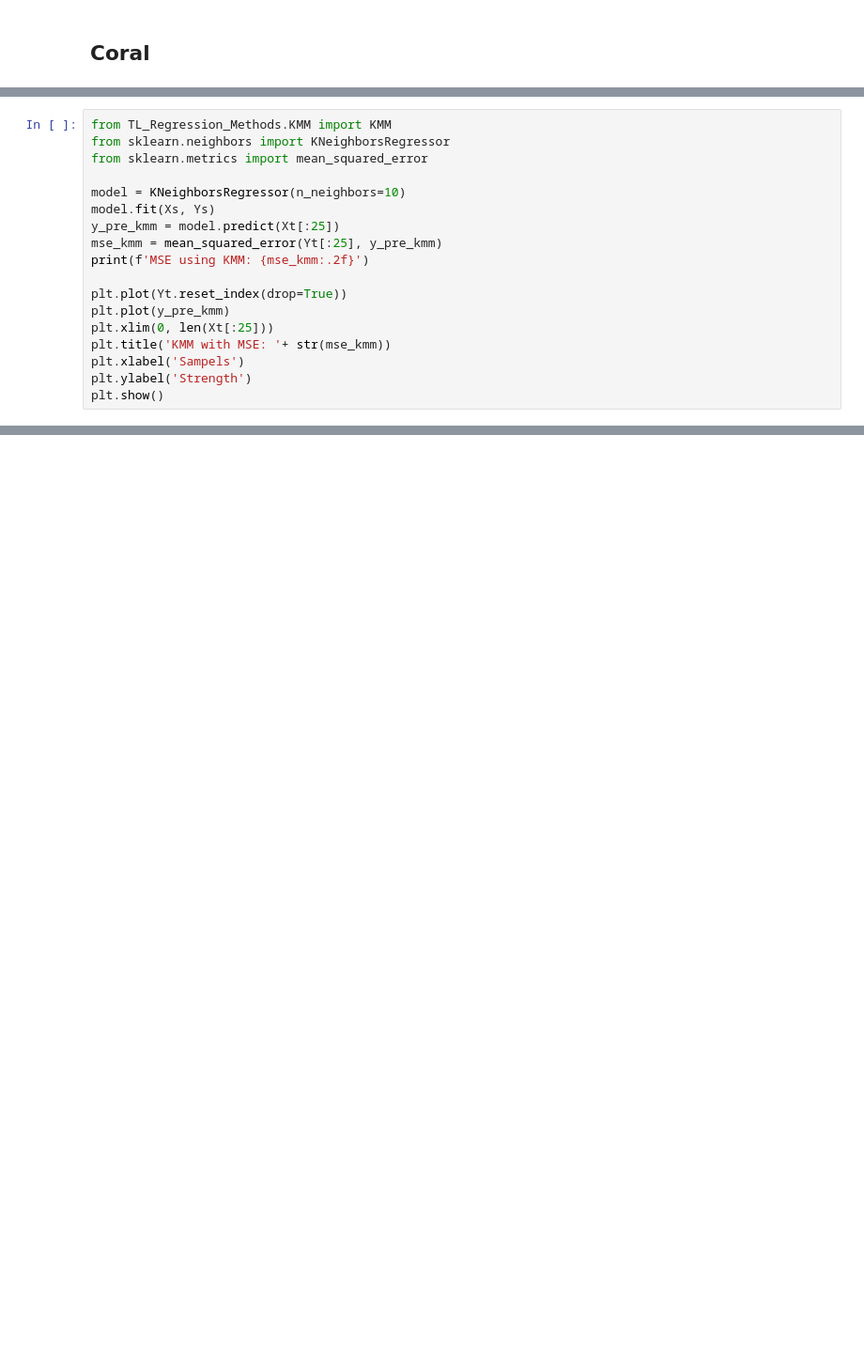
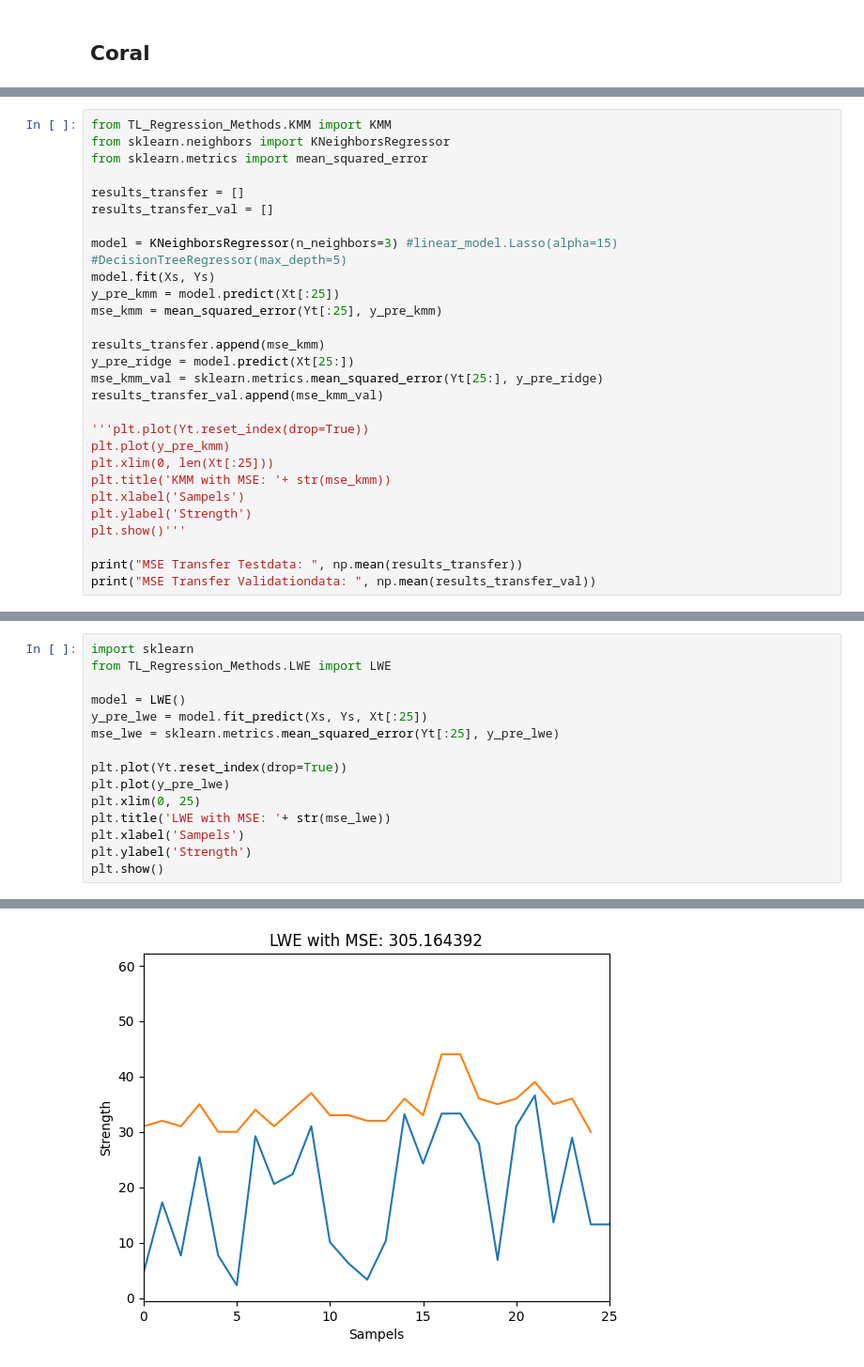
Before and after one commit to Malea-create/BA_transfer_learning, a Jupyter notebook: modell_application_toy.ipynb, the cells around one changed output, grey strips where cells are left out. Shown at 94% size. Drawn from its saved outputs; the diff is of its cells as text; blank space fills up the shorter version.

```diff
--- a/modell_application_toy.ipynb
+++ b/modell_application_toy.ipynb
@@ -227,17 +412,27 @@ from TL_Regression_Methods.KMM import KMM
 from sklearn.neighbors import KNeighborsRegressor
 from sklearn.metrics import mean_squared_error
 
-model = KNeighborsRegressor(n_neighbors=10)
+results_transfer = []
+results_transfer_val = []
+
+model = KNeighborsRegressor(n_neighbors=3) #linear_model.Lasso(alpha=15) #DecisionTreeRegressor(max_depth=5)
 model.fit(Xs, Ys)
 y_pre_kmm = model.predict(Xt[:25])
 mse_kmm = mean_squared_error(Yt[:25], y_pre_kmm)
-print(f'MSE using KMM: {mse_kmm:.2f}')
 
-plt.plot(Yt.reset_index(drop=True))
+results_transfer.append(mse_kmm)
+y_pre_ridge = model.predict(Xt[25:])
+mse_kmm_val = sklearn.metrics.mean_squared_error(Yt[25:], y_pre_ridge)
+results_transfer_val.append(mse_kmm_val)
+
+'''plt.plot(Yt.reset_index(drop=True))
 plt.plot(y_pre_kmm)
 plt.xlim(0, len(Xt[:25]))
 plt.title('KMM with MSE: '+ str(mse_kmm))
 plt.xlabel('Sampels')
 plt.ylabel('Strength')
-plt.show()
+plt.show()'''
+
+print("MSE Transfer Testdata: ", np.mean(results_transfer))
+print("MSE Transfer Validationdata: ", np.mean(results_transfer_val))
 # %% [output]
@@ -252,0 +443,16 @@ results_transfer_val = []
+# %%
+import sklearn
+from TL_Regression_Methods.LWE import LWE
+
+model = LWE()
+y_pre_lwe = model.fit_predict(Xs, Ys, Xt[:25])
+mse_lwe = sklearn.metrics.mean_squared_error(Yt[:25], y_pre_lwe)
+
+plt.plot(Yt.reset_index(drop=True))
+plt.plot(y_pre_lwe)
+plt.xlim(0, 25)
+plt.title('LWE with MSE: '+ str(mse_lwe))
+plt.xlabel('Sampels')
+plt.ylabel('Strength')
+plt.show()
+# %% [output]
@@ -252,0 +462 @@ results_transfer_val = []
+[figure, added]
```
Also changed, not shown: parts of 58 cells of this notebook, 11 other files.
